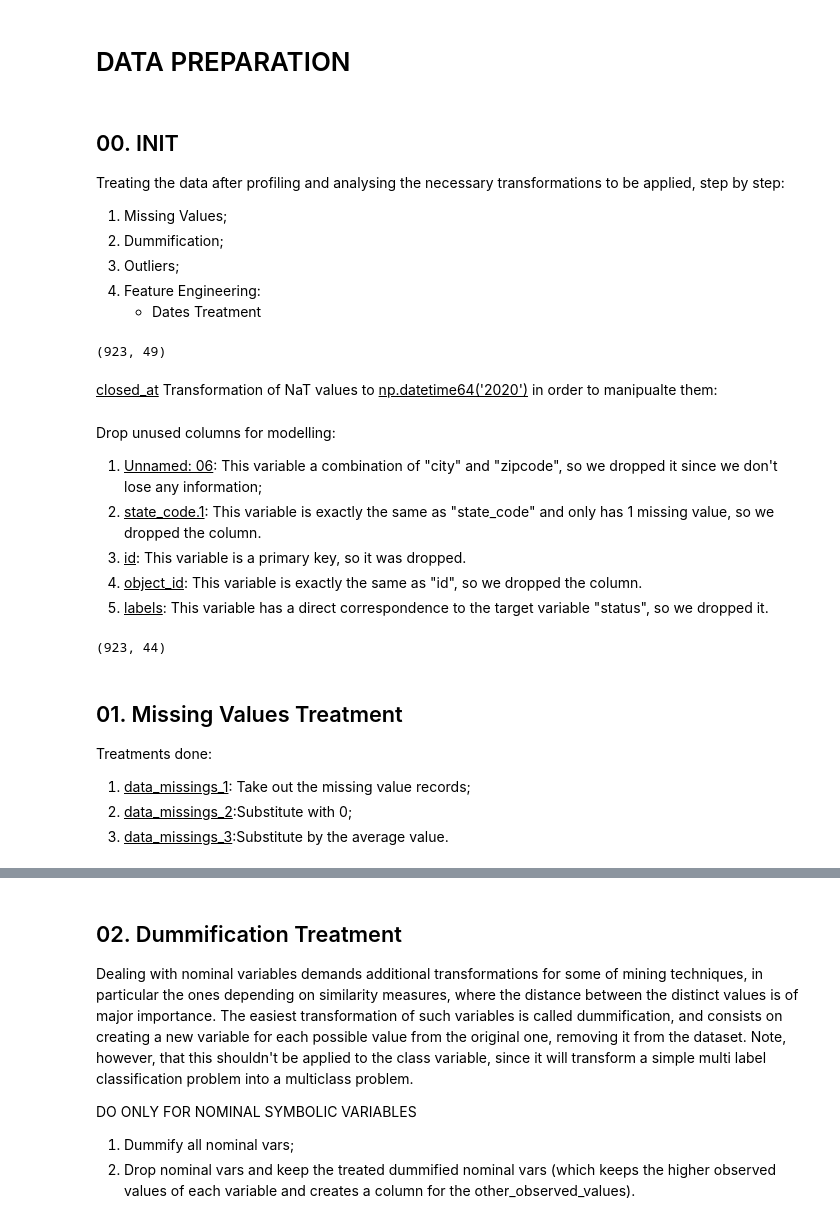
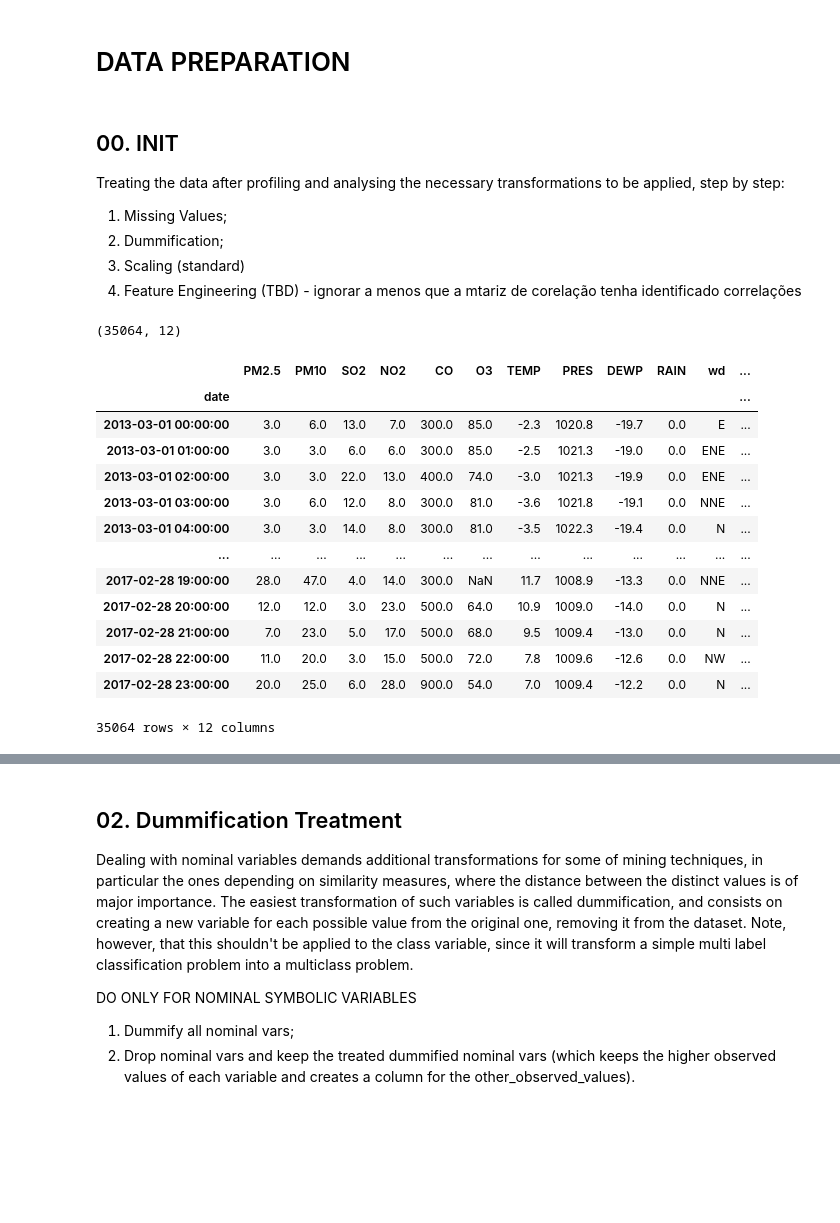
Before and after one commit to mifig/03_DataScience_SeriesTemporais, a Jupyter notebook: 02_china_polution/02_scripts/p02_data_preparation.ipynb, the cells around one changed output, grey strips where cells are left out. Cells and saved outputs as stored; diff of their text form; code cells hidden in the pictures; blank space fills up the shorter version.

```diff
--- a/02_china_polution/02_scripts/p02_data_preparation.ipynb
+++ b/02_china_polution/02_scripts/p02_data_preparation.ipynb
@@ -6,9 +6,8 @@
 Treating the data after profiling and analysing the necessary transformations to be applied, step by step:
 1. Missing Values;
 2. Dummification;
-3. Outliers;
-4. Feature Engineering:
-    - Dates Treatment
+3. Scaling (standard)
+4. Feature Engineering (TBD) - ignorar a menos que a mtariz de corelação tenha identificado correlações
 # %%
 import numpy as np
 import pandas as pd
@@ -32,12 +31,30 @@ from numpy import arange, ndarray, newaxis, set_printoptions, isnan
 # %%
 register_matplotlib_converters()
 
-data = pd.read_csv(project_path + data_file, na_values='', sep=',', parse_dates=['founded_at', 'closed_at','first_funding_at', 'last_funding_at'], infer_datetime_format=True)
+data = pd.read_csv(project_path + data_file, sep=',', decimal='.', parse_dates=True, infer_datetime_format=True)
+data[time_var] = pd.to_datetime(data[['year', 'month', 'day', 'hour']])
+data.set_index(time_var, inplace=True)
+
+data.drop(columns=drop_vars, inplace= True)
 data.shape
 # %% [output]
-(923, 49)
+(35064, 12)
 # %%
 cat_vars = data.select_dtypes(include='object')
 data[cat_vars.columns] = data.select_dtypes(['object']).apply(lambda x: x.astype('category'))
+data
+# %% [output]
+|  | PM2.5 | PM10 | SO2 | NO2 | CO | O3 | TEMP | PRES | DEWP | RAIN | wd | ... |
+| date |  |  |  |  |  |  |  |  |  |  |  | ... |
+| 2013-03-01 00:00:00 | 3.0 | 6.0 | 13.0 | 7.0 | 300.0 | 85.0 | -2.3 | 1020.8 | -19.7 | 0.0 | E | ... |
+| 2013-03-01 01:00:00 | 3.0 | 3.0 | 6.0 | 6.0 | 300.0 | 85.0 | -2.5 | 1021.3 | -19.0 | 0.0 | ENE | ... |
+| 2013-03-01 02:00:00 | 3.0 | 3.0 | 22.0 | 13.0 | 400.0 | 74.0 | -3.0 | 1021.3 | -19.9 | 0.0 | ENE | ... |
+| 2013-03-01 03:00:00 | 3.0 | 6.0 | 12.0 | 8.0 | 300.0 | 81.0 | -3.6 | 1021.8 | -19.1 | 0.0 | NNE | ... |
+| 2013-03-01 04:00:00 | 3.0 | 3.0 | 14.0 | 8.0 | 300.0 | 81.0 | -3.5 | 1022.3 | -19.4 | 0.0 | N | ... |
+| ... | ... | ... | ... | ... | ... | ... | ... | ... | ... | ... | ... | ... |
+| 2017-02-28 19:00:00 | 28.0 | 47.0 | 4.0 | 14.0 | 300.0 | NaN | 11.7 | 1008.9 | -13.3 | 0.0 | NNE | ... |
+| 2017-02-28 20:00:00 | 12.0 | 12.0 | 3.0 | 23.0 | 500.0 | 64.0 | 10.9 | 1009.0 | -14.0 | 0.0 | N | ... |
+| 2017-02-28 21:00:00 | 7.0 | 23.0 | 5.0 | 17.0 | 500.0 | 68.0 | 9.5 | 1009.4 | -13.0 | 0.0 | N | ... |
+| 2017-02-28 22:00:00 | 11.0 | 20.0 | 3.0 | 15.0 | 500.0 | 72.0 | 7.8 | 1009.6 | -12.6 | 0.0 | NW | ... |
+| 2017-02-28 23:00:00 | 20.0 | 25.0 | 6.0 | 28.0 | 900.0 | 54.0 | 7.0 | 1009.4 | -12.2 | 0.0 | N | ... |
+35064 rows × 12 columns
-# %% [markdown]
-<u>closed_at</u> Transformation of NaT values to <u>np.datetime64('2020')</u> in order to manipualte them:
@@ -47,18 +60,0 @@ data_in['closed_at'] = pd.to_datetime(np.where(np.isnat(data_in['closed_at']), n
-# %% [markdown]
-Drop unused columns for modelling:
-1. <u>Unnamed: 06</u>: This variable a combination of "city" and "zipcode", so we dropped it since we don't lose any information;
-2. <u>state_code.1</u>: This variable is exactly the same as "state_code" and only has 1 missing value, so we dropped the column.
-3. <u>id</u>: This variable is a primary key, so it was dropped.
-4. <u>object_id</u>: This variable is exactly the same as "id", so we dropped the column.
-5. <u>labels</u>: This variable has a direct correspondence to the target variable "status", so we dropped it.
-# %%
-data_in = data_in.drop(columns=dropped_columns)
-data_in.shape
-# %% [output]
-(923, 44)
-# %% [markdown]
-## 01. Missing Values Treatment
-Treatments done:
-1. <u>data_missings_1</u>: Take out the missing value records;
-2. <u>data_missings_2</u>:Substitute with 0;
-3. <u>data_missings_3</u>:Substitute by the average value.
```
Also changed, not shown: parts of 73 cells of this notebook, 8 other files.
